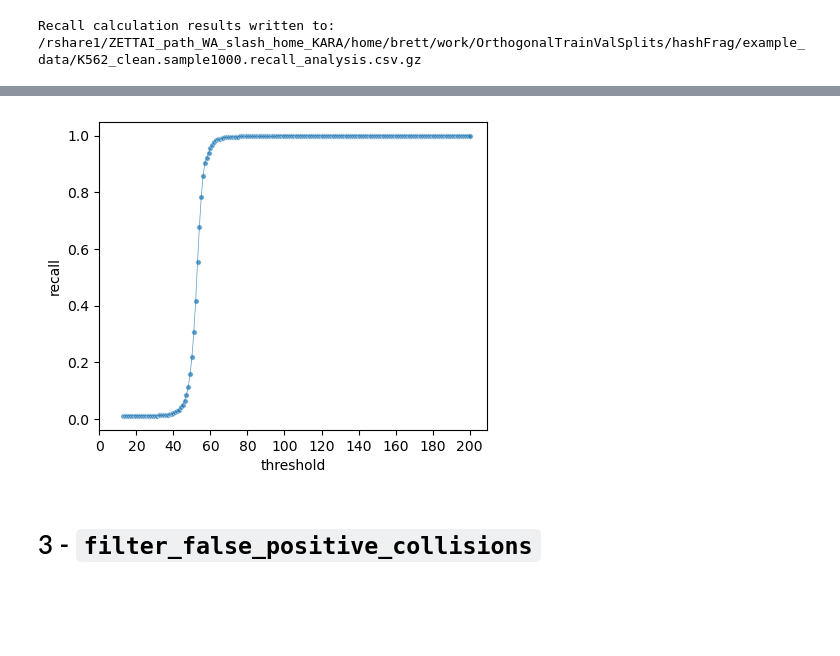
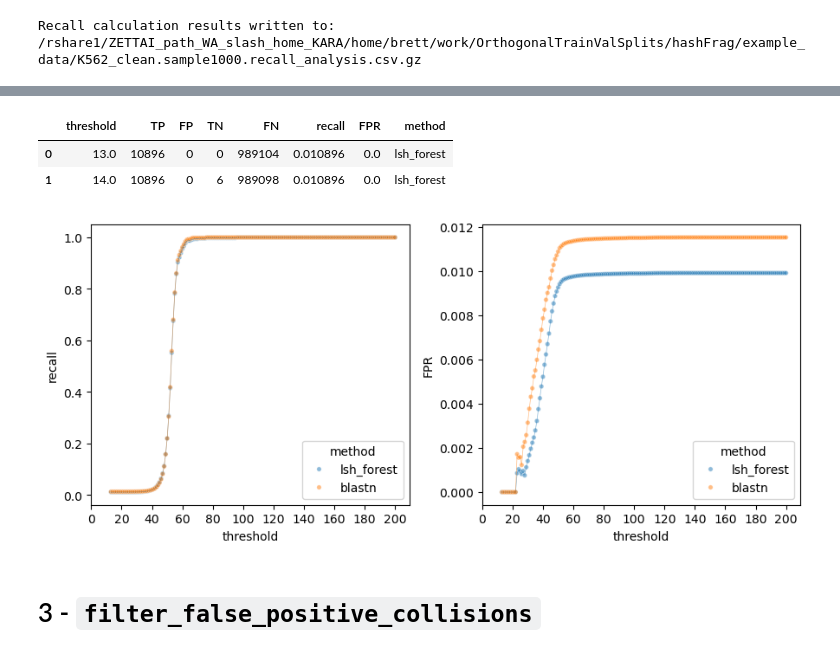
Before and after one commit to de-Boer-Lab/hashFrag, a Jupyter notebook: tutorial_brief.ipynb, the cells around one changed output, grey strips where cells are left out. Drawn from its saved outputs; the diff is of its cells as text; code cells hidden in the pictures; blank space fills up the shorter version.

Commit message:
BLASTn support

```diff
--- a/tutorial_brief.ipynb
+++ b/tutorial_brief.ipynb
@@ -83,0 +133,5 @@ print(recall_df.shape)
+# %%
+blast_recall_path = os.path.join(current_dir,"example_data","K562_clean.sample1000.blastn_recall_analysis.csv.gz")
+blast_recall_df = pd.read_csv(blast_recall_path)
+display(blast_recall_df.head(2))
+print(blast_recall_df.shape)
@@ -84,11 +143,25 @@ print(recall_df.shape)
+# %%
+recall_df["method"]       = "lsh_forest"
+blast_recall_df["method"] = "blastn"
+combined_recall_df = pd.concat([recall_df,blast_recall_df])
+combined_recall_df.head(2)
+# %% [output]
+|  | threshold | TP | FP | TN | FN | recall | FPR | method |
+| 0 | 13.0 | 10896 | 0 | 0 | 989104 | 0.010896 | 0.0 | lsh_forest |
+| 1 | 14.0 | 10896 | 0 | 6 | 989098 | 0.010896 | 0.0 | lsh_forest |
 # %%
-fig,ax = plt.subplots(1,1,figsize=(5,4))
-sns.lineplot(results_df,x="threshold",y="recall",ax=ax,alpha=0.75,linewidth=0.5)
-sns.scatterplot(results_df,x="threshold",y="recall",ax=ax,alpha=0.75,linewidth=0.5,s=15)
-ax.set_xticks(np.arange(0,220,20))
+fig,axes = plt.subplots(1,2,figsize=(9,4))
+sns.lineplot(combined_recall_df,x="threshold",y="recall",hue="method",ax=axes[0],alpha=0.5,linewidth=0.5,legend=False)
+sns.scatterplot(combined_recall_df,x="threshold",y="recall",hue="method",ax=axes[0],alpha=0.5,linewidth=0.5,s=15)
+axes[0].set_xticks(np.arange(0,220,20))
+
+sns.lineplot(combined_recall_df,x="threshold",y="FPR",hue="method",ax=axes[1],alpha=0.5,linewidth=0.5,legend=False)
+sns.scatterplot(combined_recall_df,x="threshold",y="FPR",hue="method",ax=axes[1],alpha=0.5,linewidth=0.5,s=15)
+axes[1].set_xticks(np.arange(0,220,20))
+plt.tight_layout()
 plt.show()
 # %% [output]
-[figure, old version]
+[figure, new version]
 # %% [markdown]
 # 3 - `filter_false_positive_collisions`
 # %%
```
Also changed, not shown: parts of 10 cells of this notebook, 4 other files.
